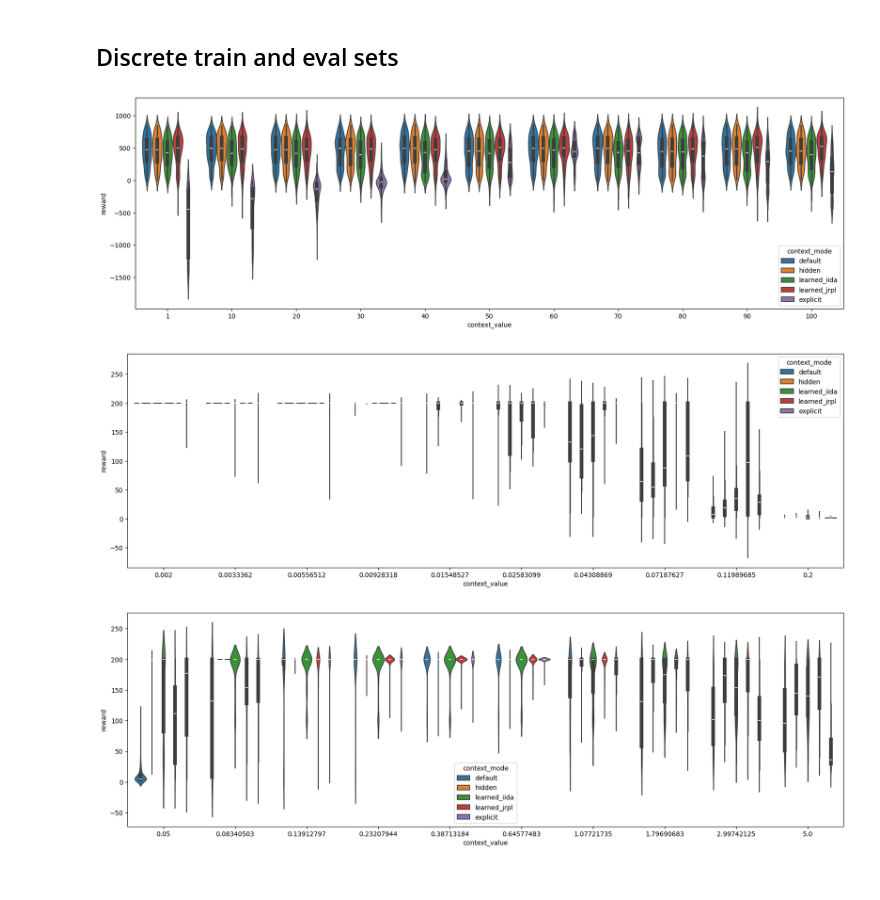
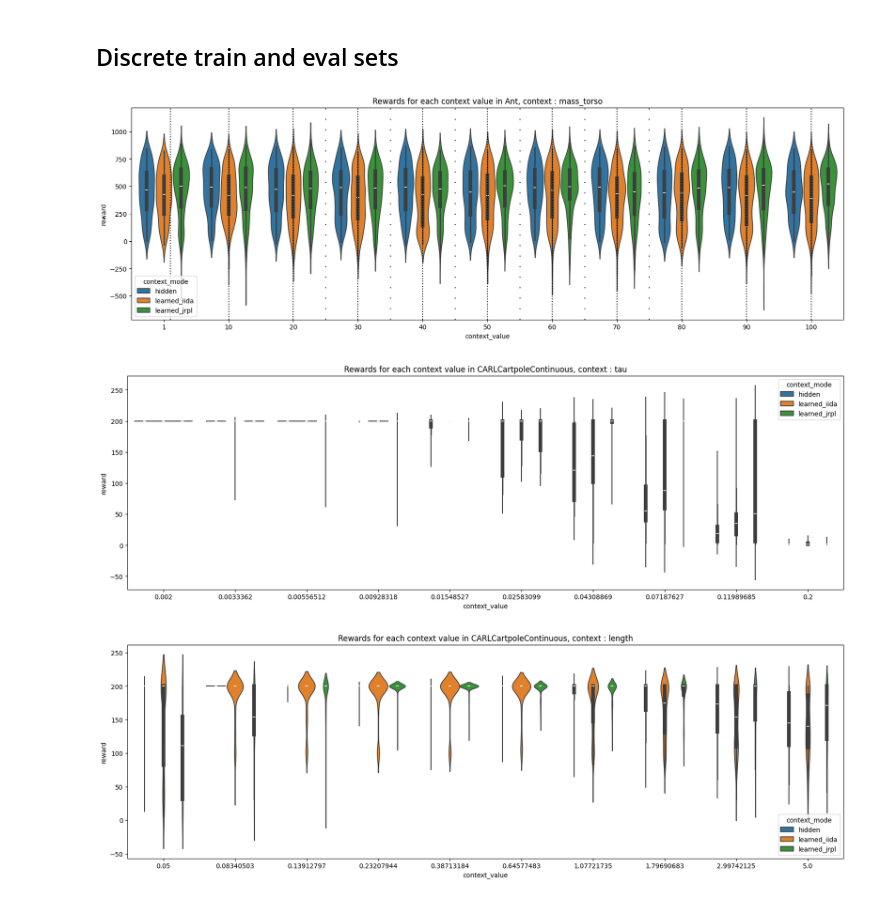
Before and after one commit to tidiane-camaret/contextual_rl_zero_shot, a Jupyter notebook: scripts/plot_eval_rewards.ipynb, the cells around one changed output. Cells and saved outputs as stored; diff of their text form; code cells hidden in the pictures.

Commit message:
some generalization results an notebook

```diff
--- a/scripts/plot_eval_rewards.ipynb
+++ b/scripts/plot_eval_rewards.ipynb
@@ -88,25 +153,37 @@ plot_rewards("results/hydra/multirun/2024-02-05/00-24-42")
 # %%
 # Env: CARLBraxAnt, context: mass_torso, total_timesteps: 30000
 # train_env : [25, 35, 45, 55, 65, 75]
 # test_env : [1, 10, 20, 30, 40, 50, 60, 70, 80, 90, 100]
-plot_rewards("results/hydra/multirun/2024-02-07/20-31-42")
+plot_rewards("results/hydra/multirun/2024-02-07/20-31-42",
+             context_modes = ["hidden", "learned_iida", "learned_jrpl"],
+             train_values=[25, 35, 45, 55, 65, 75],
+            eval_values=[1, 10, 20, 30, 40, 50, 60, 70, 80, 90, 100],
+            environment_name="Ant, context : mass_torso")
 # %% [output]
-[figure, old version]
+[figure, new version]
 # %%
 # Env: CARLCartpoleContinuous, context: tau, total_timesteps: 30000
 # train_env : 5 mean points between the 6 middle test values [0.00742415, 0.01238423, 0.02065813, 0.03445984, 0.05748248]
 # test_env : 10 values between 0.002 and 0.2 (logscale) [0.002     , 0.0033362 , 0.00556512, 0.00928318, 0.01548527, 0.02583099, 0.04308869, 0.07187627, 0.11989685, 0.2       ]
-plot_rewards("results/hydra/multirun/2024-02-08/13-15-57")
+plot_rewards("results/hydra/multirun/2024-02-08/13-15-57",
+             context_modes = ["hidden", "learned_iida", "learned_jrpl"],
+             #train_values=[0.00742415, 0.01238423, 0.02065813, 0.03445984, 0.05748248],
+            #eval_values=[0.002     , 0.0033362 , 0.00556512, 0.00928318, 0.01548527, 0.02583099, 0.04308869, 0.07187627, 0.11989685, 0.2       ],
+            environment_name="CARLCartpoleContinuous, context : tau")
 # %% [output]
-[figure, old version]
+[figure, new version]
 # %%
 # Env: CARLCartpoleContinuous, context: length, total_timesteps: 30000
 # train_env : [0.18560371, 0.30960564, 0.51645334, 0.86149609, 1.43706209]
 # test_env : [0.05      , 0.08340503, 0.13912797, 0.23207944, 0.38713184, 0.64577483, 1.07721735, 1.79690683, 2.99742125, 5.        ]
 
-plot_rewards("results/hydra/multirun/2024-02-08/18-37-18")
+plot_rewards("results/hydra/multirun/2024-02-08/18-37-18",
+             context_modes = ["hidden", "learned_iida", "learned_jrpl"],
+             #train_values=[0.00742415, 0.01238423, 0.02065813, 0.03445984, 0.05748248],
+            #eval_values=[0.002     , 0.0033362 , 0.00556512, 0.00928318, 0.01548527, 0.02583099, 0.04308869, 0.07187627, 0.11989685, 0.2       ],
+            environment_name="CARLCartpoleContinuous, context : length")
 # %% [output]
-[figure, old version]
+[figure, new version]
 # %%
 # Env: CARLCartpoleContinuous, context: force_mag, total_timesteps: 30000
 # train_env : [25, 35, 45, 55, 65, 75]
```
Also changed, not shown: parts of 8 cells of this notebook, 4 other files.
